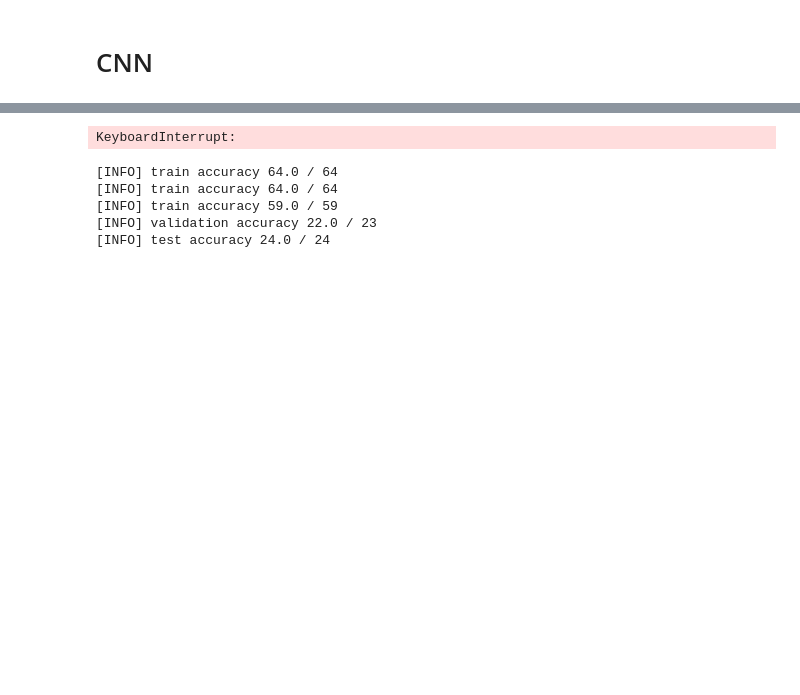
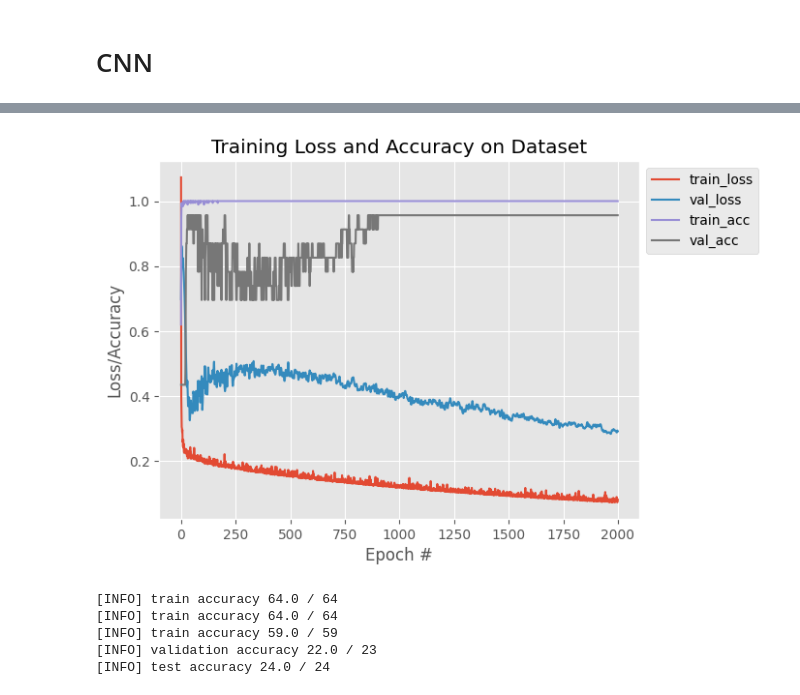
Before and after one commit to woodRock/fishy-business, a Jupyter notebook: code/identification/species/RO1_SO1_Identification_Species_CNN.ipynb, the cells around one changed output, grey strips where cells are left out. Saved outputs shown, nothing was run; the diff lists cells and outputs as text; code cells hidden in the pictures; blank space fills up the shorter version.

```diff
--- a/code/identification/species/RO1_SO1_Identification_Species_CNN.ipynb
+++ b/code/identification/species/RO1_SO1_Identification_Species_CNN.ipynb
@@ -137,6 +137,7 @@ val_steps = max(1, val_steps)
 import torch
 import torch.nn
 import torch.nn.functional as F
+from torch.nn.init import xavier_uniform_
 from torch.nn import Module, Conv1d, Linear, MaxPool1d, AdaptiveAvgPool1d, Dropout, ReLU, LeakyReLU, GELU, Sigmoid, LogSoftmax, Softmax, CrossEntropyLoss, BatchNorm1d, LayerNorm
 from torch import flatten
 from torch.optim import Adam, AdamW
@@ -192,6 +193,9 @@ class LeNet(Module):
         self.activation2 = activation
         self.maxpool2 = MaxPool1d(kernel_size=2, stride=2)
         self.dropout2 = Dropout(p=0.5)
+
+        xavier_uniform_(self.conv1.weight)
+        xavier_uniform_(self.conv2.weight)
 
         # # # Third convolutional layer
         # self.conv3 = Conv1d(in_channels=16, out_channels=32, kernel_size=5)
@@ -338,11 +342,11 @@ for e in range(0, epochs):
         print("Val loss: {:.6f}, Val accuracy: {:.4f}\n".format(avgValLoss, valCorrect))
 
     # Early stopping
-    if valCorrect >= 1.00 and trainCorrect >= 1.00:
-        print("[INFO] Finished on => EPOCH: {}/{}".format(e + 1, epochs))
-        print("Train loss: {:.6f}, Train accuracy: {:.4f}".format(avgTrainLoss, trainCorrect))
-        print("Val loss: {:.6f}, Val accuracy: {:.4f}\n".format(avgValLoss, valCorrect))
-        break;
+    # if valCorrect >= 1.00 and trainCorrect >= 1.00:
+    #     print("[INFO] Finished on => EPOCH: {}/{}".format(e + 1, epochs))
+    #     print("Train loss: {:.6f}, Train accuracy: {:.4f}".format(avgTrainLoss, trainCorrect))
+    #     print("Val loss: {:.6f}, Val accuracy: {:.4f}\n".format(avgValLoss, valCorrect))
+    #     break;
 
 # finish measuring how long training took
 endTime = time.time()
@@ -387,4 +391,4 @@ Val loss: 0.280764, Val accuracy: 0.9565
-KeyboardInterrupt:
+[figure, added]
 # %%
 # switch off autograd
 with torch.no_grad():
```
Also changed, not shown: parts of 3 cells of this notebook.
